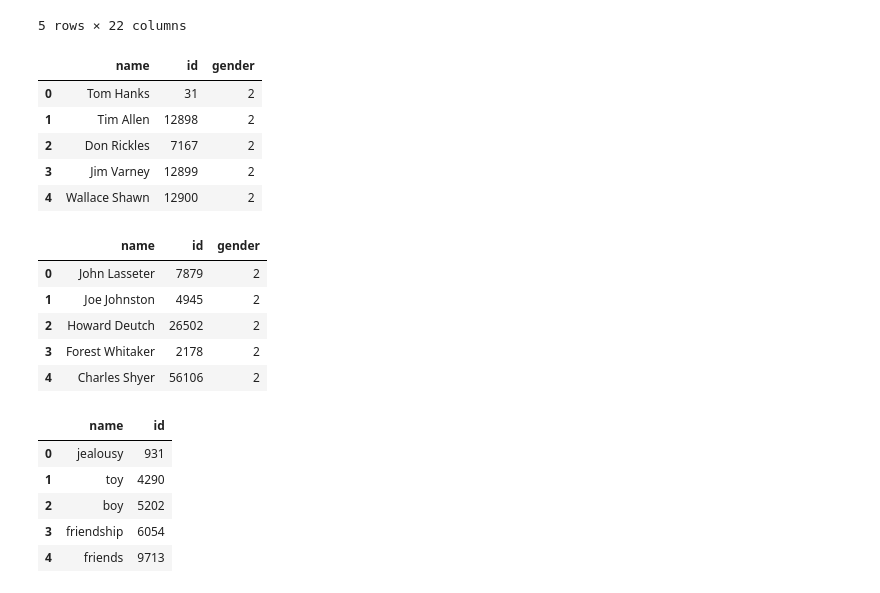
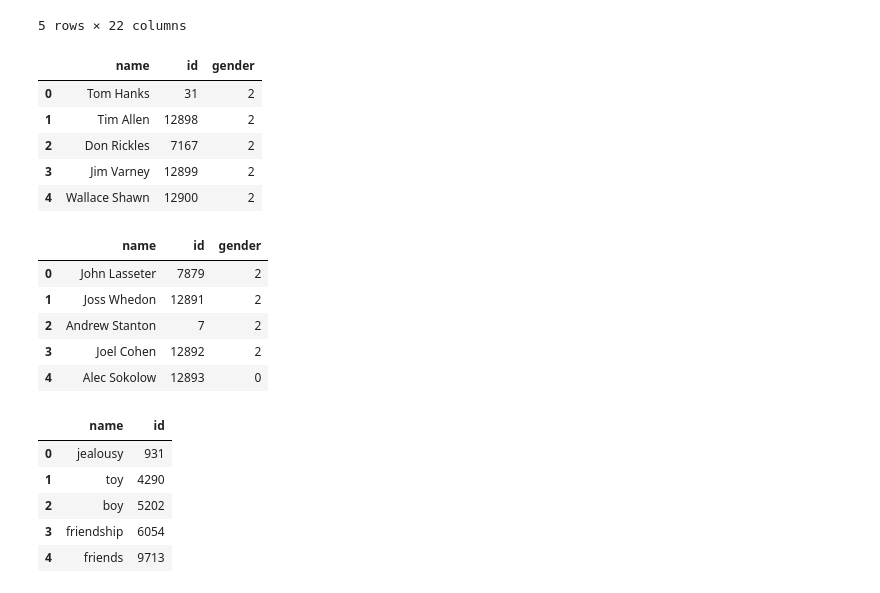
Before and after one commit to vikramv17/cs451-project, a Jupyter notebook: data_manipulation/data_cleaning.ipynb, the cells around one changed output. Drawn from its saved outputs; the diff is of its cells as text; code cells hidden in the pictures.

```diff
--- a/data_manipulation/data_cleaning.ipynb
+++ b/data_manipulation/data_cleaning.ipynb
@@ -207,43 +207,43 @@ def extract_director_info(crew_json_str):
     try:
         crew_list = ast.literal_eval(crew_json_str)
         return [{'name': member['name'], 'id': str(member['id']), 'gender': str(member['gender'])}
-                for member in crew_list if member.get('job') == 'Director']
+                for member in crew_list]
     except:
         return []
 
 # Apply the function to the 'cast' column
 df['simplified_cast'] = df['cast'].apply(extract_cast_info)
 # Apply the function to the 'crew' column
 df['simplified_directors'] = df['crew'].apply(extract_director_info)
 
 # explode to have one row per cast member (with name, id, gender)
 exploded_actors_df = df.explode('simplified_cast')
 exploded_actors_df = pd.json_normalize(exploded_actors_df['simplified_cast'])
 
 # explode to have one row per director (with name, id, gender)
 exploded_directors_df = df.explode('simplified_directors')
 exploded_directors_df = pd.json_normalize(exploded_directors_df['simplified_directors'])
 
 # Show result
 display(exploded_actors_df.head())
 display(exploded_directors_df.head())
 
 # Save the exploded DataFrame to a CSV file
 exploded_actors_df.to_csv("../clean_data/actors.csv", index=False)
-exploded_directors_df.to_csv("../clean_data/directors.csv", index=False)
+exploded_directors_df.to_csv("../clean_data/crew.csv", index=False)
 # %% [output]
 |  | name | id | gender |
 | 0 | Tom Hanks | 31 | 2 |
 | 1 | Tim Allen | 12898 | 2 |
 | 2 | Don Rickles | 7167 | 2 |
 | 3 | Jim Varney | 12899 | 2 |
 | 4 | Wallace Shawn | 12900 | 2 |
 |  | name | id | gender |
 | 0 | John Lasseter | 7879 | 2 |
-| 1 | Joe Johnston | 4945 | 2 |
-| 2 | Howard Deutch | 26502 | 2 |
-| 3 | Forest Whitaker | 2178 | 2 |
-| 4 | Charles Shyer | 56106 | 2 |
+| 1 | Joss Whedon | 12891 | 2 |
+| 2 | Andrew Stanton | 7 | 2 |
+| 3 | Joel Cohen | 12892 | 2 |
+| 4 | Alec Sokolow | 12893 | 0 |
 # %%
 # Load your credits CSV
 df = pd.read_csv("../data/movies_keywords.csv")
```
Also changed, not shown: 3 other files.
